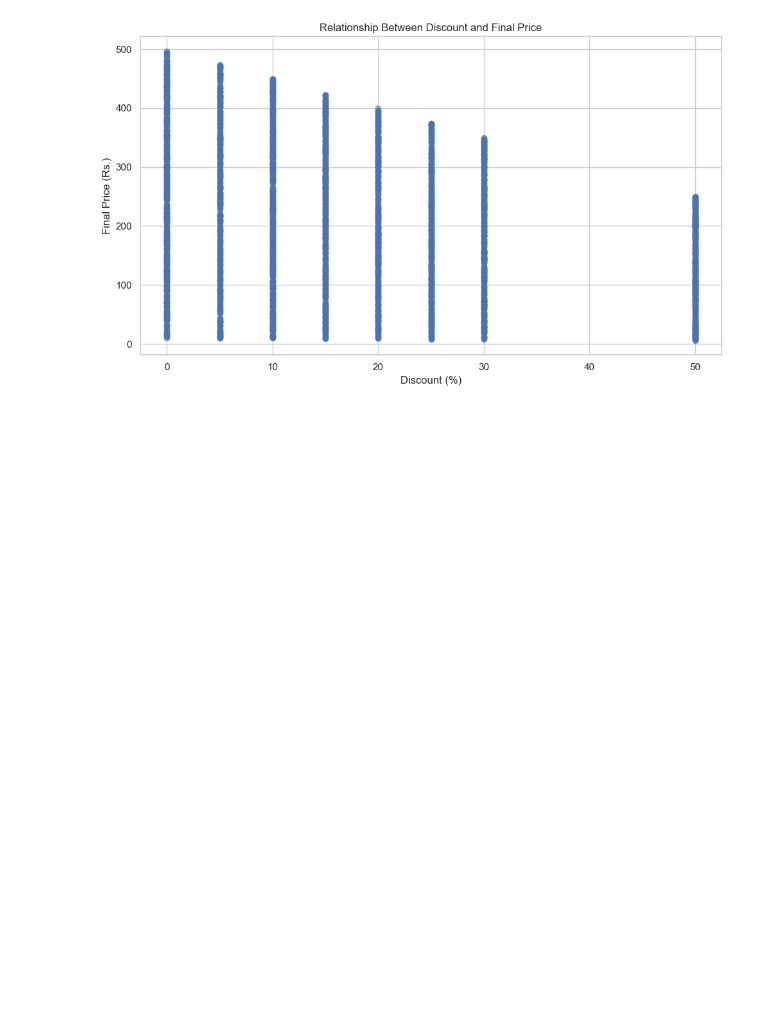
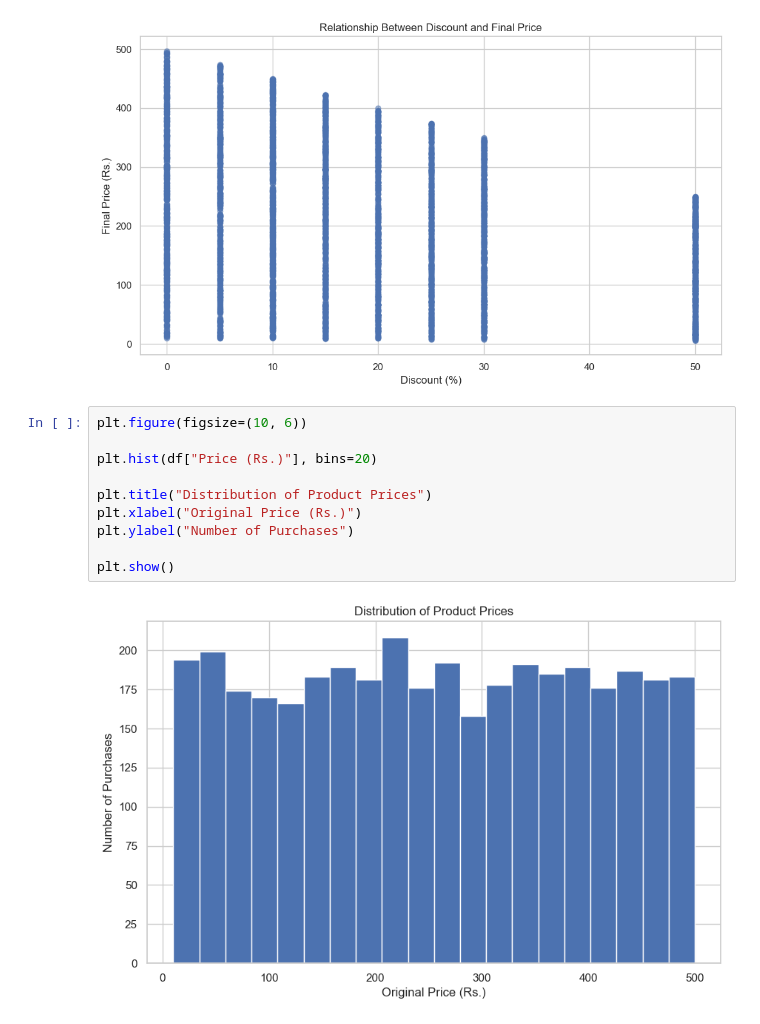
Before and after one commit to lomboto05-commits/eCommerce-customer-analytics, a Jupyter notebook: ecomemerce_customer_analytics.ipynb, the cells around one changed output. Drawn from its saved outputs; the diff is of its cells as text; blank space fills up the shorter version.

Commit message:
Complete customer, product, pricing and discount analysis

```diff
--- a/ecomemerce_customer_analytics.ipynb
+++ b/ecomemerce_customer_analytics.ipynb
@@ -581,3 +581,15 @@ plt.tight_layout()
 plt.show()
 # %% [output]
 [figure]
+# %%
+plt.figure(figsize=(10, 6))
+
+plt.hist(df["Price (Rs.)"], bins=20)
+
+plt.title("Distribution of Product Prices")
+plt.xlabel("Original Price (Rs.)")
+plt.ylabel("Number of Purchases")
+
+plt.show()
+# %% [output]
+[figure, added]
```
Also changed, not shown: parts of 5 cells of this notebook.
